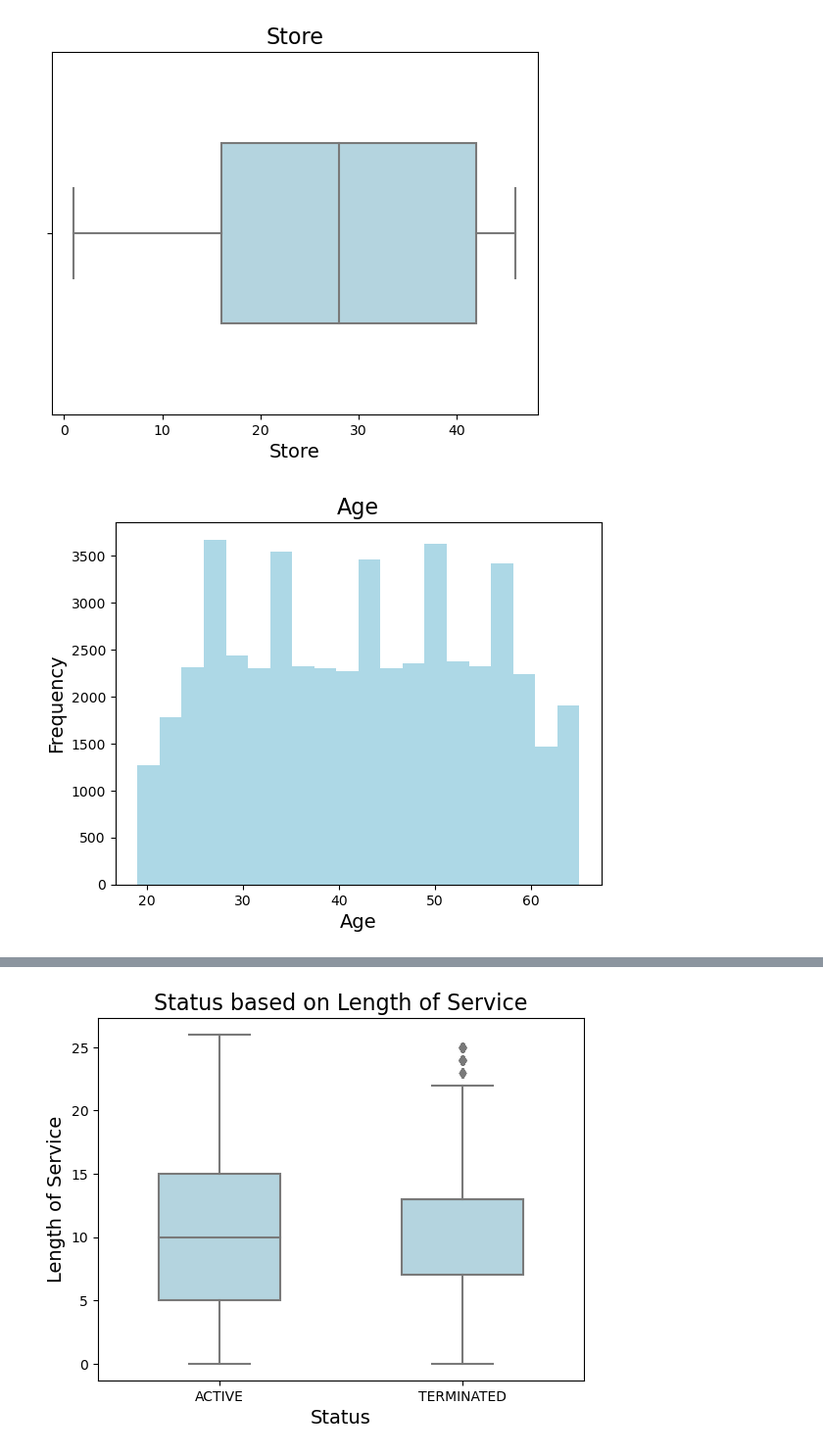
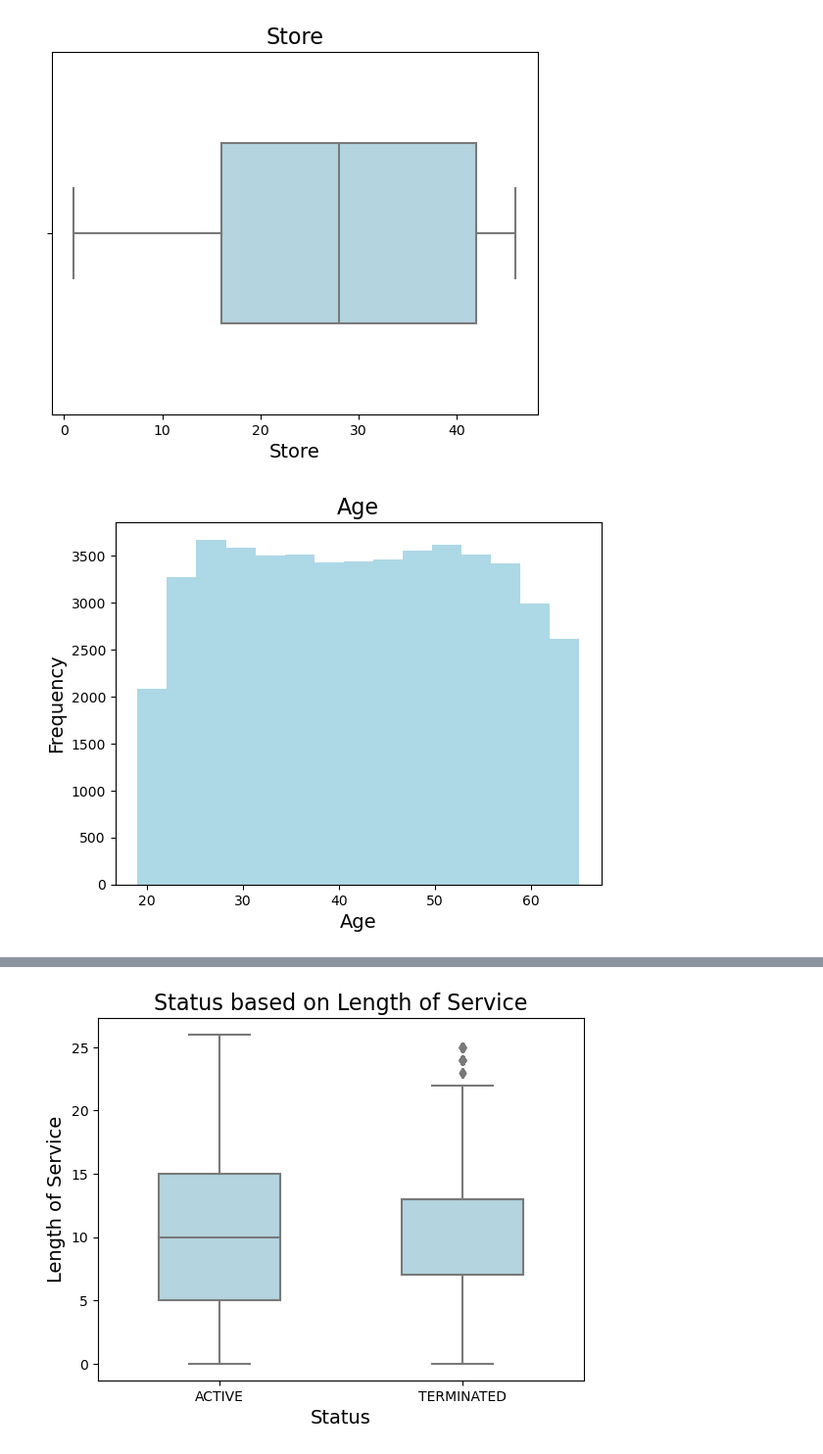
Before and after one commit to theMarlonski/AppliedML_Assignments, a Jupyter notebook: 1/AML_1.ipynb, the cells around one changed output, grey strips where cells are left out. Shown at 98% size. Drawn from its saved outputs; the diff is of its cells as text; code cells hidden in the pictures.

```diff
--- a/1/AML_1.ipynb
+++ b/1/AML_1.ipynb
@@ -12,3 +13,7 @@ df = pd.read_csv('/Users/fabiansiedler/Library/CloudStorage/OneDrive-CBS-Copenha
+# %%
+# import csv file and create dataframe
+url = "https://raw.githubusercontent.com/theMarlonski/AppliedML_Assignments/main/1/MFG10YearTerminationData.csv"
+df = pd.read_csv(url)
 # %% [markdown]
 ## EDA and Data Pre-Processing
 # %%
@@ -231,11 +241,11 @@ plt.show()
 # %%
 # Use different plots and visualizations to explore the data
 
 # Create a histogram for the age
-plt.hist(df['age'], bins=20, color='lightblue')
+plt.hist(df['age'], bins=15, color='lightblue')
 plt.xlabel('Age', fontsize=14)
 plt.ylabel('Frequency', fontsize=14)
 plt.title('Age', fontsize=16)
 plt.show()
 # %% [output]
-[figure, old version]
+[figure, new version]
```
Also changed, not shown: parts of 47 cells of this notebook, 1 other file.
